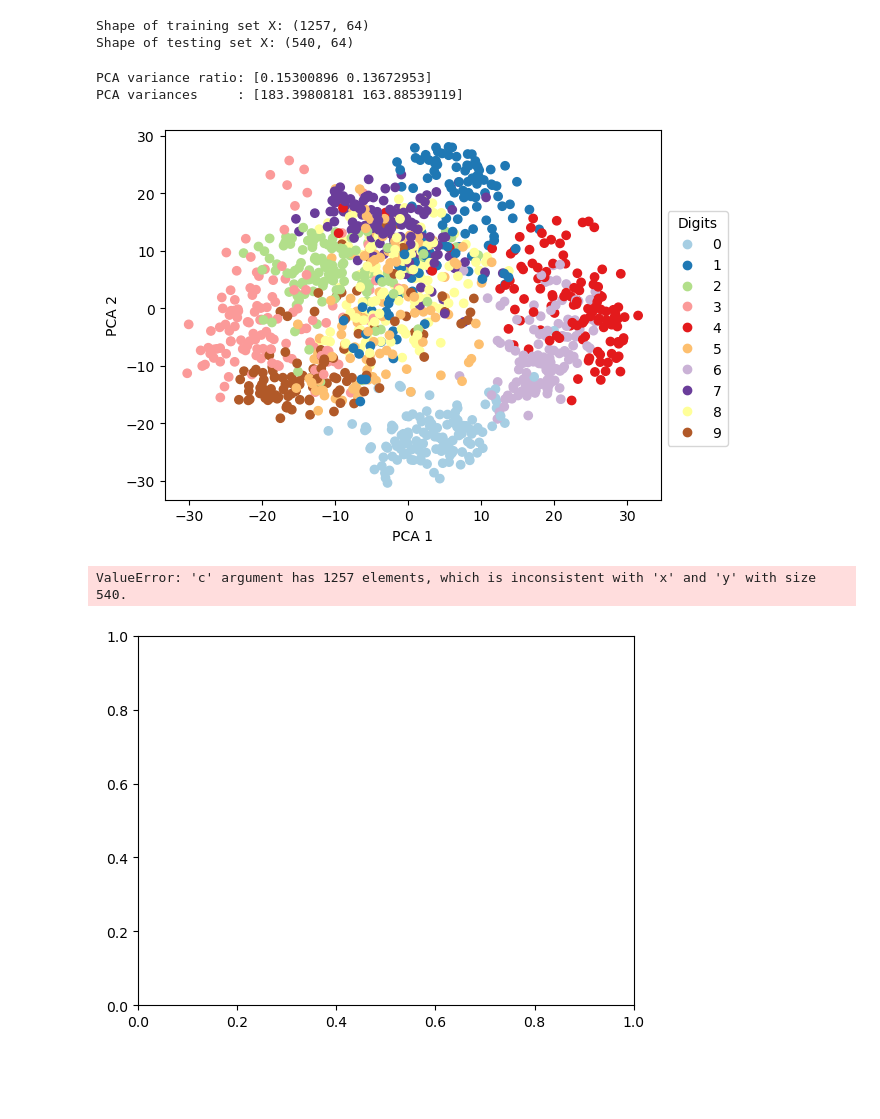
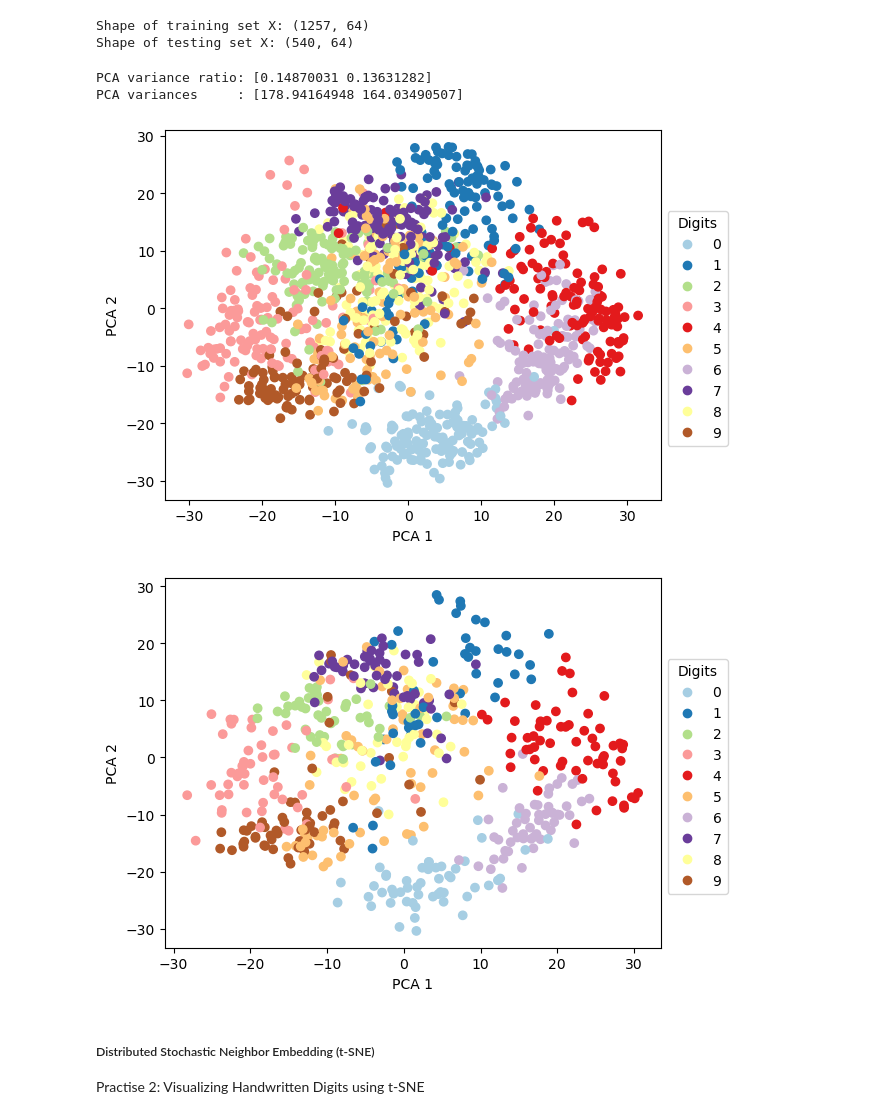
Before and after one commit to horacekangholie/ml-k-mean-clustering, a Jupyter notebook: notebooks/customer_segmentation.ipynb, the cells around one changed output. Cells and saved outputs as stored; diff of their text form; code cells hidden in the pictures; blank space fills up the shorter version.

```diff
--- a/notebooks/customer_segmentation.ipynb
+++ b/notebooks/customer_segmentation.ipynb
@@ -152,54 +161,36 @@ from sklearn.decomposition import PCA
 
 # Initialize PCA: keep 2 components to project into 2D
 pca = PCA(n_components=2)
+
 # Fit PCA on the training data and transform it
 train_reduced = pca.fit_transform(X_train)
-test_reduced = pca.fit_transform(X_test)
+test_reduced = pca.transform(X_test)    # Use the transform() method to map the test data into the principal‐component space previously fitted on the training set
 
 print('PCA variance ratio:', pca.explained_variance_ratio_)
 print('PCA variances     :', pca.explained_variance_)
 # %% [output]
-PCA variance ratio: [0.15300896 0.13672953]
-PCA variances     : [183.39808181 163.88539119]
+PCA variance ratio: [0.14870031 0.13631282]
+PCA variances     : [178.94164948 164.03490507]
 # %%
 import matplotlib.pyplot as plt
 
-scatter = plt.scatter(
-    train_reduced[:, 0],
-    train_reduced[:, 1],
-    c=y_train,
-    cmap=plt.cm.Paired
-)
-plt.legend(
-    *scatter.legend_elements(),
-    title='Digits',
-    bbox_to_anchor=(1, 0.8)
-)
+scatter = plt.scatter(train_reduced[:, 0], train_reduced[:, 1], c=y_train, cmap=plt.cm.Paired)
+plt.legend(*scatter.legend_elements(), title='Digits', bbox_to_anchor=(1, 0.8))
 plt.xlabel('PCA 1')
 plt.ylabel('PCA 2')
 plt.show()
+
+scatter = plt.scatter(test_reduced[:, 0], test_reduced[:, 1], c=y_test, cmap=plt.cm.Paired)
+plt.legend(*scatter.legend_elements(), title='Digits', bbox_to_anchor=(1, 0.8))
+plt.xlabel('PCA 1')
+plt.ylabel('PCA 2')
+plt.show()
 # %% [output]
 [figure]
+[figure, added]
-# %%
-import matplotlib.pyplot as plt
-
-scatter = plt.scatter(
-    test_reduced[:, 0],
-    test_reduced[:, 1],
-    c=y_train,
-    cmap=plt.cm.Paired
-)
-plt.legend(
-    *scatter.legend_elements(),
-    title='Digits',
-    bbox_to_anchor=(1, 0.8)
-)
-plt.xlabel('PCA 1')
-plt.ylabel('PCA 2')
-plt.show()
-# %% [output]
-ValueError: 'c' argument has 1257 elements, which is inconsistent with 'x' and 'y' with size 540.
-[figure, removed]
+# %% [markdown]
+##### Distributed Stochastic Neighbor Embedding (t-SNE)
+Practise 2: Visualizing Handwritten Digits using t-SNE
 # %%
 from sklearn.manifold import TSNE
 
```
Also changed, not shown: parts of 12 cells of this notebook, 1 other file.
